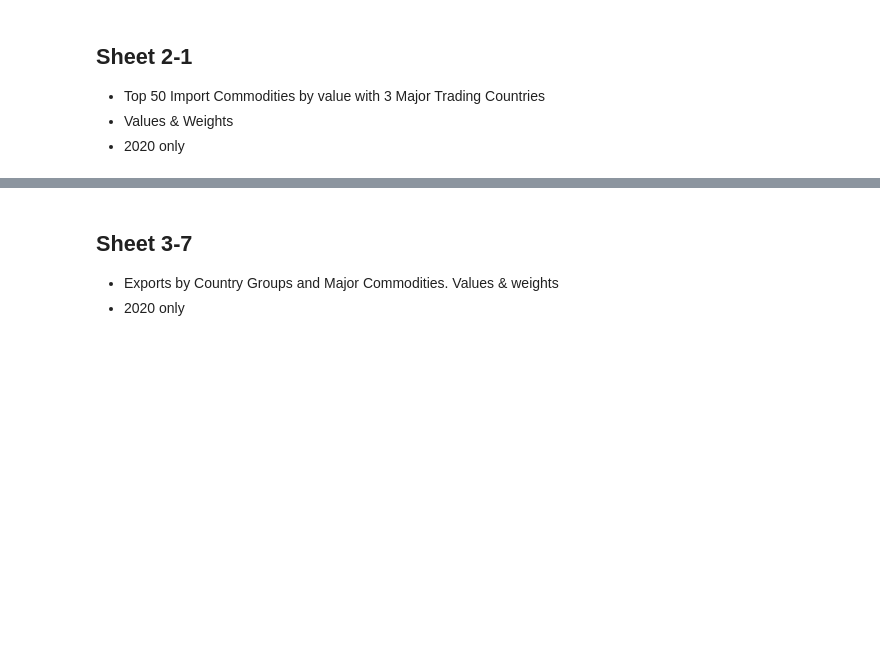
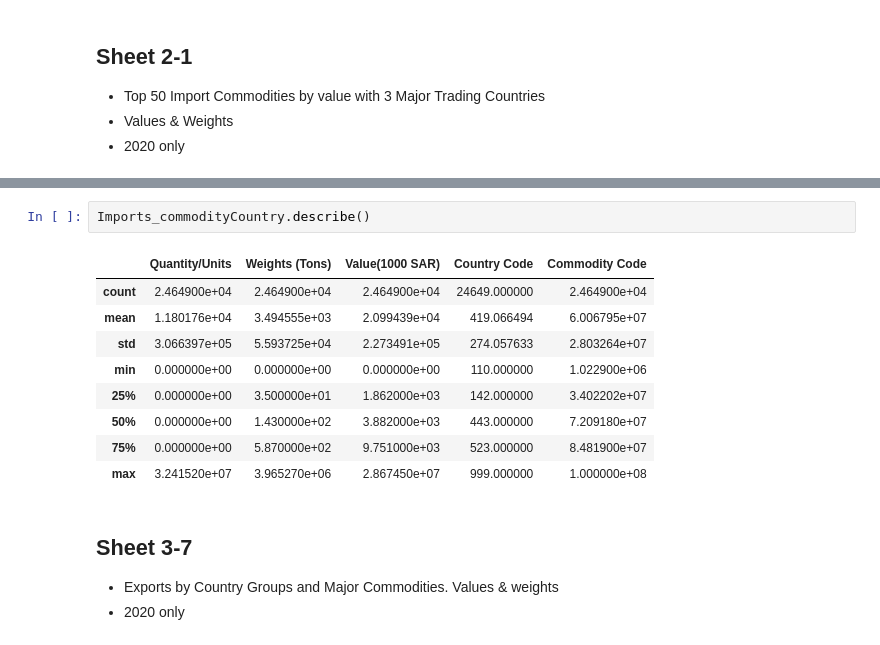
Before and after one commit to Aabusabaeen/Capstone-Project, a Jupyter notebook: 2020_Data_Cleaned.ipynb, the cells around one changed output, grey strips where cells are left out. Drawn from its saved outputs; the diff is of its cells as text; blank space fills up the shorter version.

```diff
--- a/2020_Data_Cleaned.ipynb
+++ b/2020_Data_Cleaned.ipynb
@@ -285,3 +370,15 @@ plt.show()
+# %%
+Imports_commodityCountry.describe()
+# %% [output]
+|  | Quantity/Units | Weights (Tons) | Value(1000 SAR) | Country Code | Commodity Code |
+| count | 2.464900e+04 | 2.464900e+04 | 2.464900e+04 | 24649.000000 | 2.464900e+04 |
+| mean | 1.180176e+04 | 3.494555e+03 | 2.099439e+04 | 419.066494 | 6.006795e+07 |
+| std | 3.066397e+05 | 5.593725e+04 | 2.273491e+05 | 274.057633 | 2.803264e+07 |
+| min | 0.000000e+00 | 0.000000e+00 | 0.000000e+00 | 110.000000 | 1.022900e+06 |
+| 25% | 0.000000e+00 | 3.500000e+01 | 1.862000e+03 | 142.000000 | 3.402202e+07 |
+| 50% | 0.000000e+00 | 1.430000e+02 | 3.882000e+03 | 443.000000 | 7.209180e+07 |
+| 75% | 0.000000e+00 | 5.870000e+02 | 9.751000e+03 | 523.000000 | 8.481900e+07 |
+| max | 3.241520e+07 | 3.965270e+06 | 2.867450e+07 | 999.000000 | 1.000000e+08 |
 # %% [markdown]
 ## Sheet 3-7
 - Exports by Country Groups and Major Commodities. Values & weights
```
Also changed, not shown: parts of 17 cells of this notebook, 34 other files.
